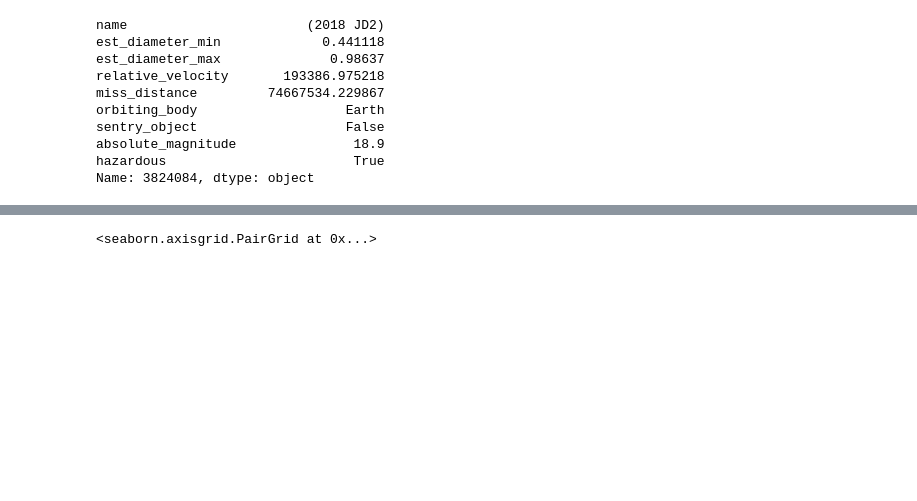
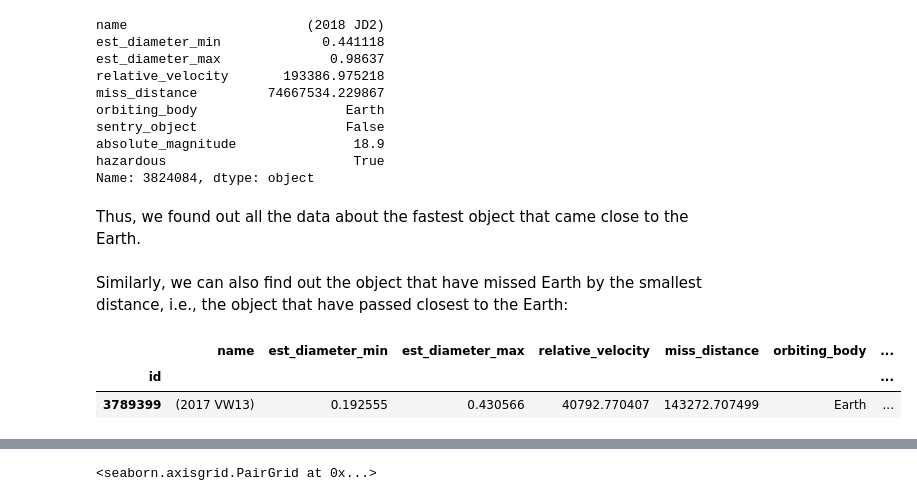
Before and after one commit to c43-sar/Kaggle-NASA-DataViz, a Jupyter notebook: nearest-earth-objects-dataviz.ipynb, the cells around one changed output, grey strips where cells are left out. Cells and saved outputs as stored; diff of their text form; code cells hidden in the pictures; blank space fills up the shorter version.

```diff
--- a/nearest-earth-objects-dataviz.ipynb
+++ b/nearest-earth-objects-dataviz.ipynb
@@ -144,3 +139,13 @@ sentry_object                   False
 absolute_magnitude               18.9
 hazardous                        True
 Name: 3824084, dtype: object
+# %% [markdown]
+Thus, we found out all the data about the fastest object that came close to the Earth.
+# %% [markdown]
+Similarly, we can also find out the object that have missed Earth by the smallest distance, i.e., the object that have passed closest to the Earth:
+# %%
+list_hazard.sort_values(by='miss_distance').iloc[:1]
+# %% [output]
+|  | name | est_diameter_min | est_diameter_max | relative_velocity | miss_distance | orbiting_body | ... |
+| id |  |  |  |  |  |  | ... |
+| 3789399 | (2017 VW13) | 0.192555 | 0.430566 | 40792.770407 | 143272.707499 | Earth | ... |
```
Also changed, not shown: parts of 19 cells of this notebook.
